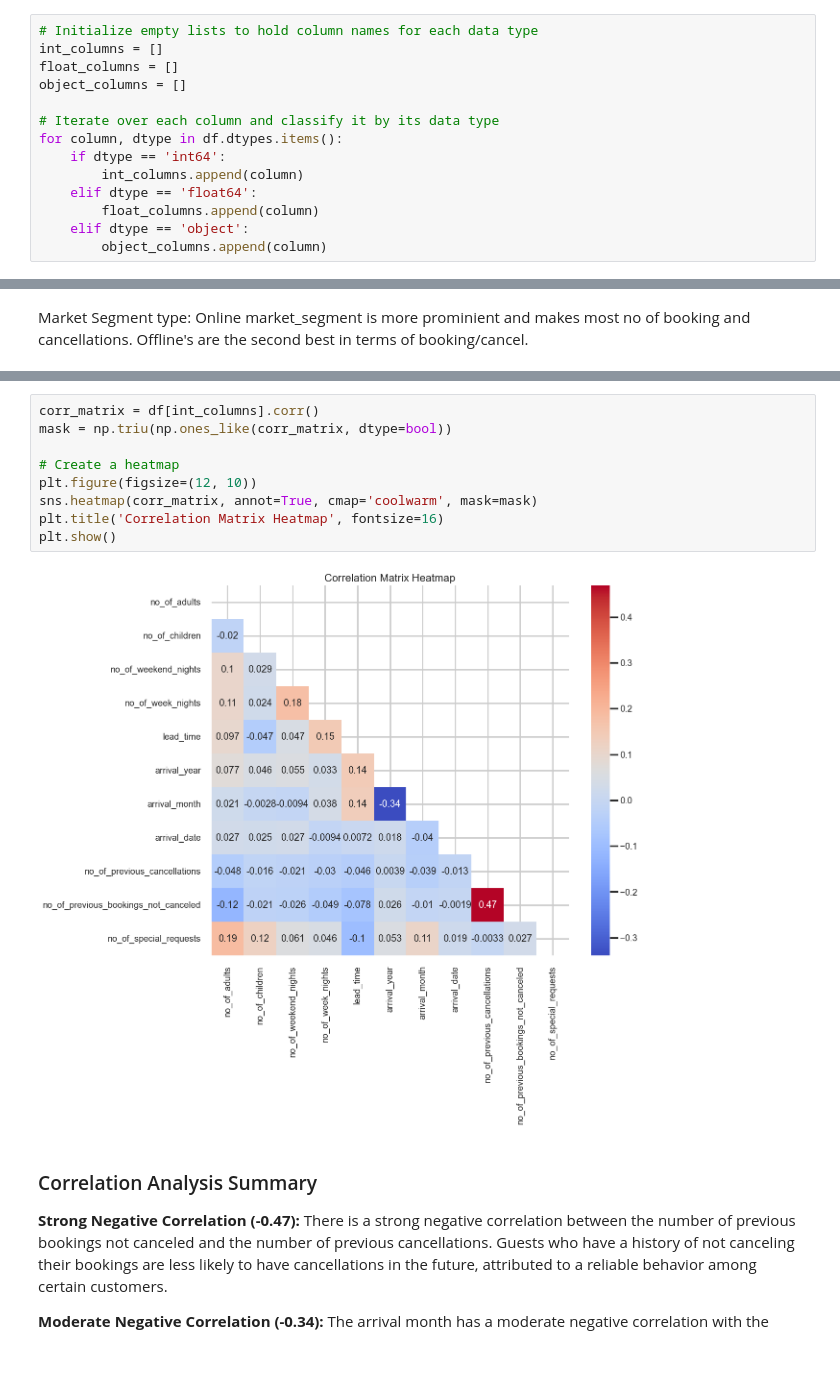
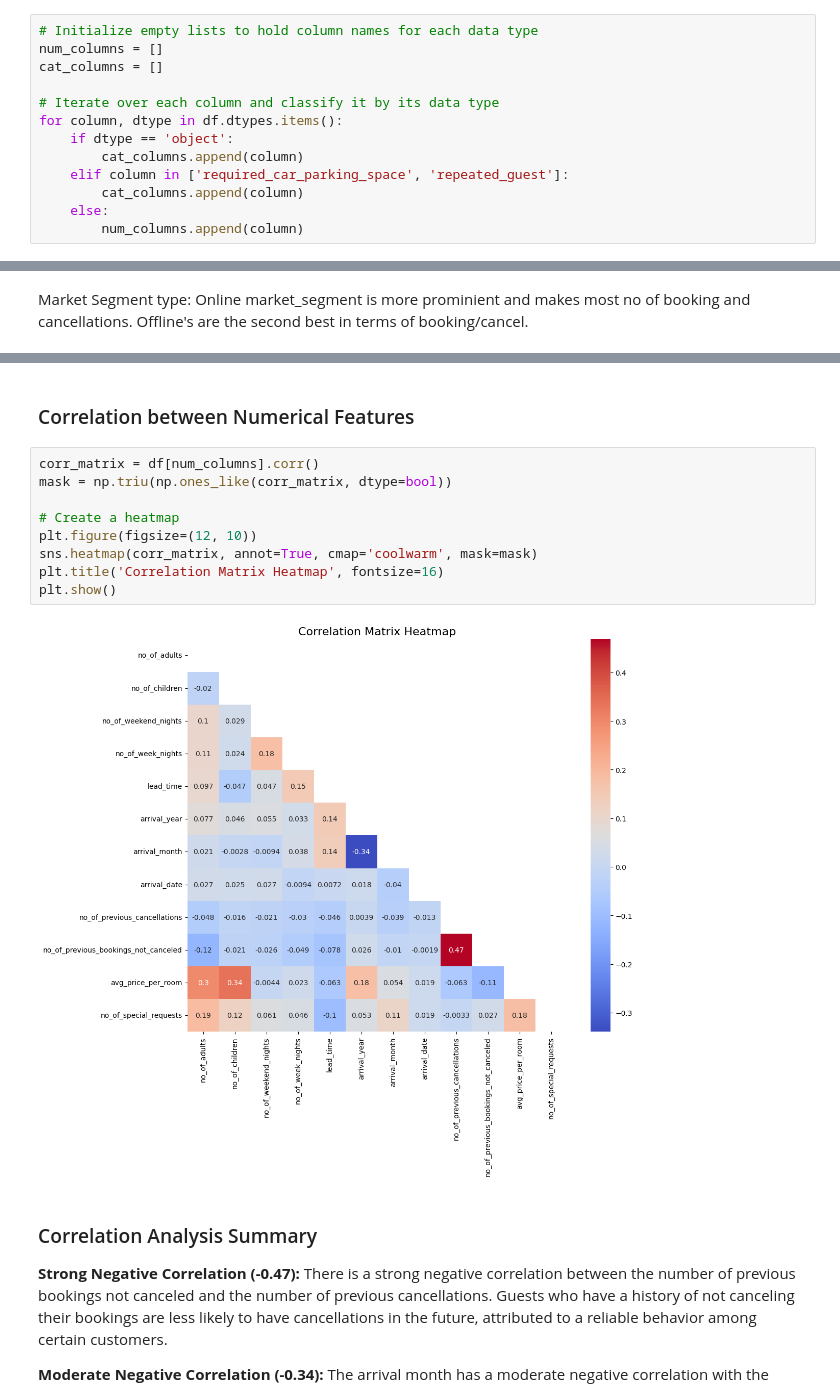
Before and after one commit to suyatinglaura/CS3244_Reservation_Cancellations_Prediction, a Jupyter notebook: 2 - Data Exploration.ipynb, the cells around one changed output, grey strips where cells are left out. Cells and saved outputs as stored; diff of their text form; blank space fills up the shorter version.

```diff
--- a/2 - Data Exploration.ipynb
+++ b/2 - Data Exploration.ipynb
@@ -47,16 +47,15 @@ Note: Booking ID will not be useful in our analysis and prediction as it is an a
 df = df.drop("Booking_ID", axis=1)
 # %%
 # Initialize empty lists to hold column names for each data type
-int_columns = []
-float_columns = []
-object_columns = []
+num_columns = []
+cat_columns = []
 
 # Iterate over each column and classify it by its data type
 for column, dtype in df.dtypes.items():
-    if dtype == 'int64':
-        int_columns.append(column)
-    elif dtype == 'float64':
-        float_columns.append(column)
-    elif dtype == 'object':
-        object_columns.append(column)
+    if dtype == 'object':
+        cat_columns.append(column)
+    elif column in ['required_car_parking_space', 'repeated_guest']:
+        cat_columns.append(column)
+    else:
+        num_columns.append(column)
 # %%
@@ -360,14 +330,16 @@ Correlation between 'no_of_previous_bookings_not_canceled' and 'no_of_special_re
+# %% [markdown]
+### Correlation between Numerical Features
 # %%
-corr_matrix = df[int_columns].corr()
+corr_matrix = df[num_columns].corr()
 mask = np.triu(np.ones_like(corr_matrix, dtype=bool))
 
 # Create a heatmap
 plt.figure(figsize=(12, 10))
 sns.heatmap(corr_matrix, annot=True, cmap='coolwarm', mask=mask)
 plt.title('Correlation Matrix Heatmap', fontsize=16)
 plt.show()
 # %% [output]
-[figure, old version]
+[figure, new version]
 # %% [markdown]
 ### Correlation Analysis Summary
 
```
Also changed, not shown: parts of 49 cells of this notebook, 13 other files.
